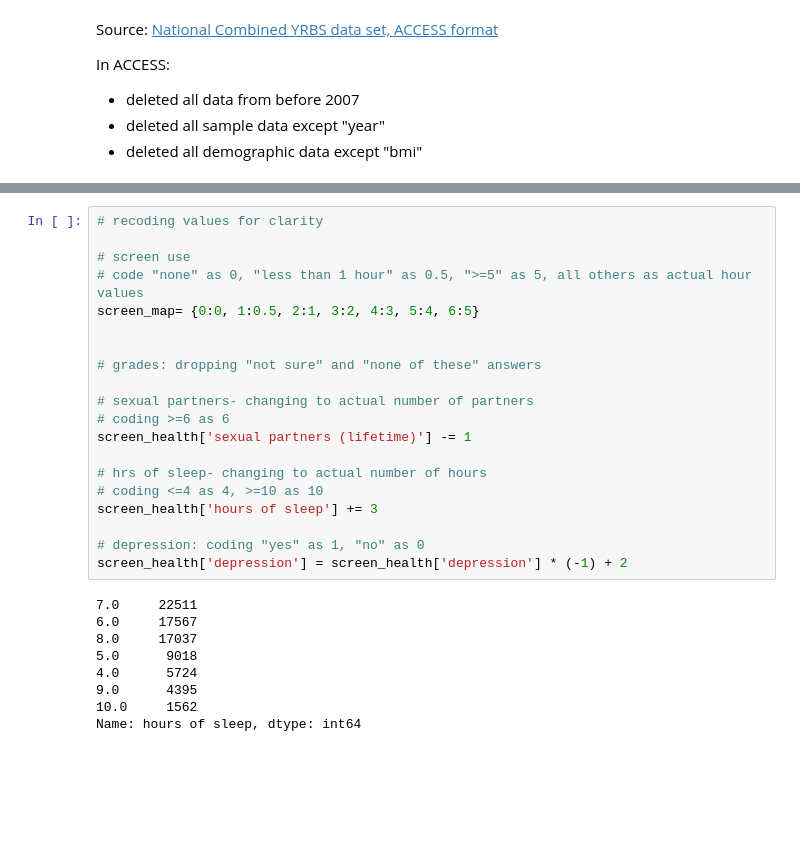
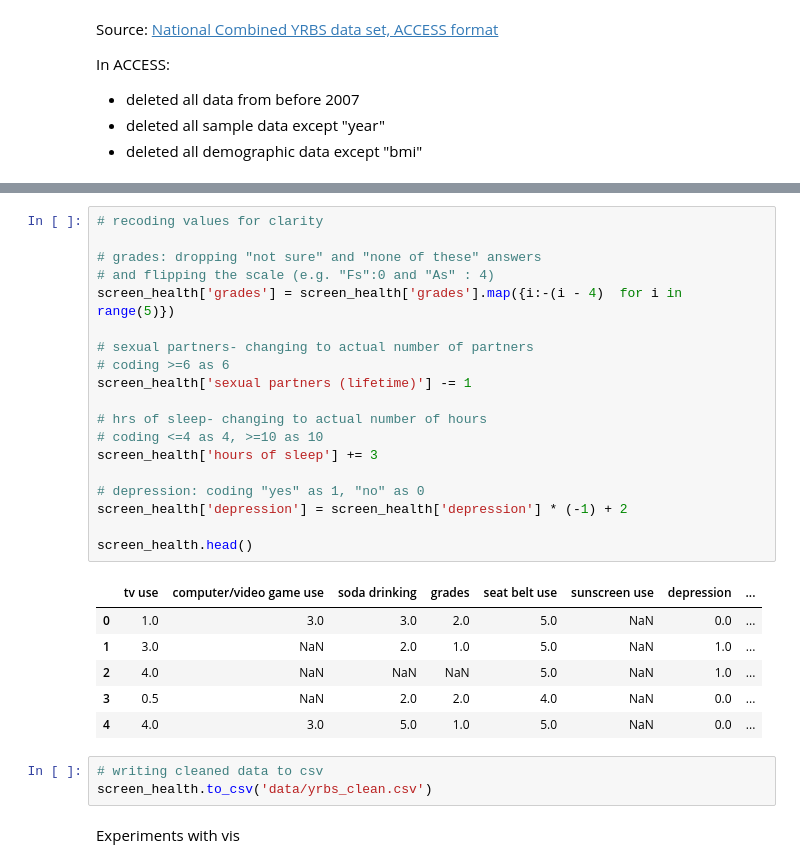
Before and after one commit to ds-modules/LS-22, a Jupyter notebook: Zach/correlation_causation/data-cleaning.ipynb, the cells around one changed output, grey strips where cells are left out. Saved outputs shown, nothing was run; the diff lists cells and outputs as text; blank space fills up the shorter version.

Commit message:
expand cleaning, utility funcs

```diff
--- a/Zach/correlation_causation/data-cleaning.ipynb
+++ b/Zach/correlation_causation/data-cleaning.ipynb
@@ -87,32 +112,34 @@ screen_health.head()
 # %%
 # recoding values for clarity
 
-# screen use
-# code "none" as 0, "less than 1 hour" as 0.5, ">=5" as 5, all others as actual hour values
-screen_map= {0:0, 1:0.5, 2:1, 3:2, 4:3, 5:4, 6:5}
-
-
 # grades: dropping "not sure" and "none of these" answers
+# and flipping the scale (e.g. "Fs":0 and "As" : 4)
+screen_health['grades'] = screen_health['grades'].map({i:-(i - 4)  for i in range(5)})
 
 # sexual partners- changing to actual number of partners
 # coding >=6 as 6
 screen_health['sexual partners (lifetime)'] -= 1
 
 # hrs of sleep- changing to actual number of hours
 # coding <=4 as 4, >=10 as 10
 screen_health['hours of sleep'] += 3
 
 # depression: coding "yes" as 1, "no" as 0
 screen_health['depression'] = screen_health['depression'] * (-1) + 2
+
+screen_health.head()
 # %% [output]
-7.0     22511
-6.0     17567
-8.0     17037
-5.0      9018
-4.0      5724
-9.0      4395
-10.0     1562
-Name: hours of sleep, dtype: int64
+|  | tv use | computer/video game use | soda drinking | grades | seat belt use | sunscreen use | depression | ... |
+| 0 | 1.0 | 3.0 | 3.0 | 2.0 | 5.0 | NaN | 0.0 | ... |
+| 1 | 3.0 | NaN | 2.0 | 1.0 | 5.0 | NaN | 1.0 | ... |
+| 2 | 4.0 | NaN | NaN | NaN | 5.0 | NaN | 1.0 | ... |
+| 3 | 0.5 | NaN | 2.0 | 2.0 | 4.0 | NaN | 0.0 | ... |
+| 4 | 4.0 | 3.0 | 5.0 | 1.0 | 5.0 | NaN | 0.0 | ... |
+# %%
+# writing cleaned data to csv
+screen_health.to_csv('data/yrbs_clean.csv')
+# %% [markdown]
+Experiments with vis
 # %%
 # playing with vis ideas around correlation
 # all variables are ordinal, most have limited (<10) values
```
Also changed, not shown: parts of 16 cells of this notebook, 3 other files.
